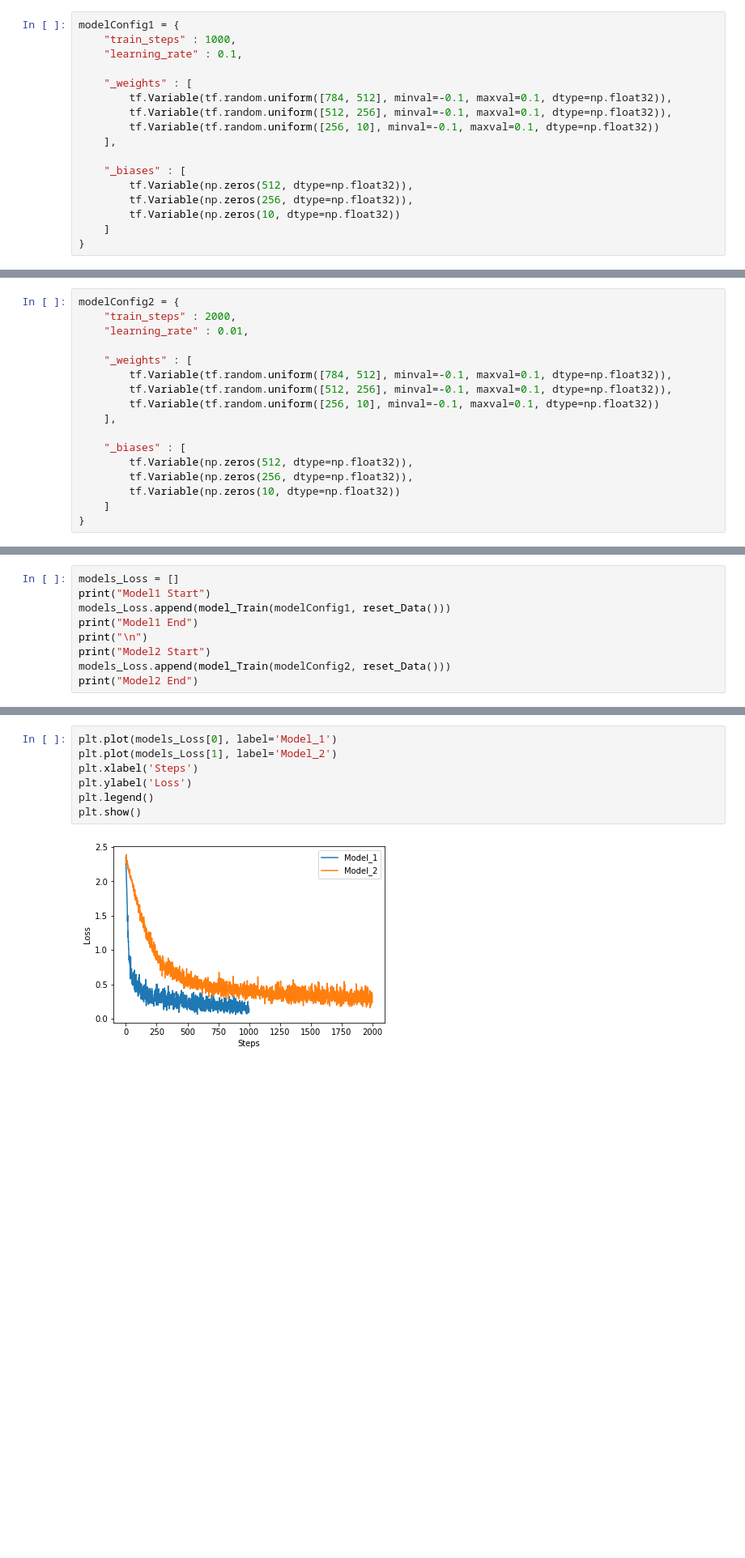
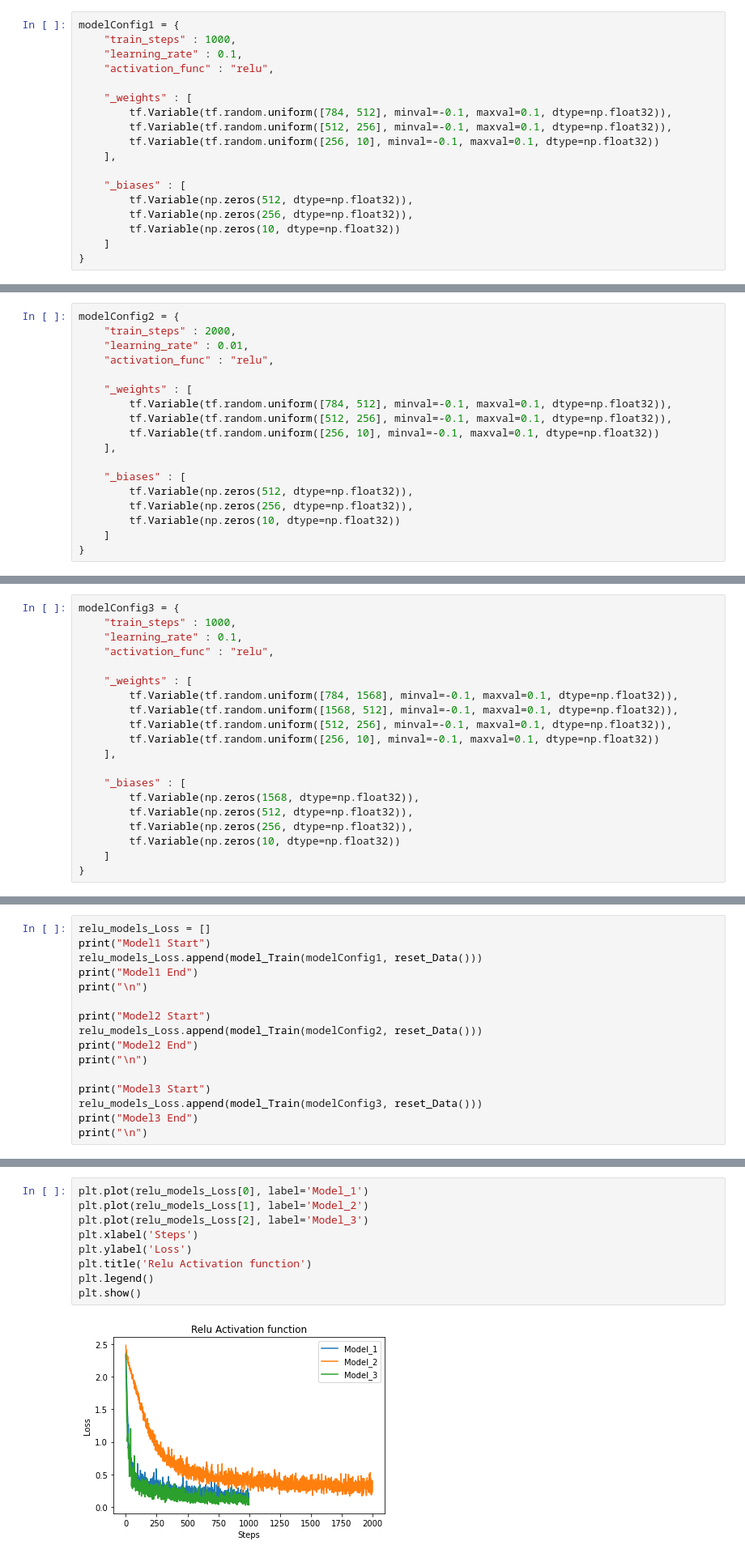
Before and after one commit to mannam95/Deep_Learning_Programming, a Jupyter notebook: Assignment1/Assignment_1_MLP.ipynb, the cells around one changed output, grey strips where cells are left out. Shown at 81% size. Drawn from its saved outputs; the diff is of its cells as text; blank space fills up the shorter version.

Commit message:
Added functionality for dynamic activation functions

```diff
--- a/Assignment1/Assignment_1_MLP.ipynb
+++ b/Assignment1/Assignment_1_MLP.ipynb
@@ -138,6 +150,7 @@ def model_Train(_modelConfig, data):
 modelConfig1 = {
     "train_steps" : 1000,
     "learning_rate" : 0.1,
+    "activation_func" : "relu",
 
     "_weights" : [
         tf.Variable(tf.random.uniform([784, 512], minval=-0.1, maxval=0.1, dtype=np.float32)),
@@ -157,6 +170,7 @@ modelConfig1 = {
 modelConfig2 = {
     "train_steps" : 2000,
     "learning_rate" : 0.01,
+    "activation_func" : "relu",
 
     "_weights" : [
         tf.Variable(tf.random.uniform([784, 512], minval=-0.1, maxval=0.1, dtype=np.float32)),
@@ -172,0 +189,20 @@ modelConfig2 = {
+# %%
+modelConfig3 = {
+    "train_steps" : 1000,
+    "learning_rate" : 0.1,
+    "activation_func" : "relu",
+
+    "_weights" : [
+        tf.Variable(tf.random.uniform([784, 1568], minval=-0.1, maxval=0.1, dtype=np.float32)),
+        tf.Variable(tf.random.uniform([1568, 512], minval=-0.1, maxval=0.1, dtype=np.float32)),
+        tf.Variable(tf.random.uniform([512, 256], minval=-0.1, maxval=0.1, dtype=np.float32)),
+        tf.Variable(tf.random.uniform([256, 10], minval=-0.1, maxval=0.1, dtype=np.float32))
+    ],
+
+    "_biases" : [
+        tf.Variable(np.zeros(1568, dtype=np.float32)),
+        tf.Variable(np.zeros(512, dtype=np.float32)),
+        tf.Variable(np.zeros(256, dtype=np.float32)),
+        tf.Variable(np.zeros(10, dtype=np.float32))
+    ]
+}
@@ -175,12 +277,19 @@ modelConfig2 = {
 # %%
-models_Loss = []
+relu_models_Loss = []
 print("Model1 Start")
-models_Loss.append(model_Train(modelConfig1, reset_Data()))
+relu_models_Loss.append(model_Train(modelConfig1, reset_Data()))
 print("Model1 End")
 print("\n")
+
 print("Model2 Start")
-models_Loss.append(model_Train(modelConfig2, reset_Data()))
+relu_models_Loss.append(model_Train(modelConfig2, reset_Data()))
 print("Model2 End")
+print("\n")
+
+print("Model3 Start")
+relu_models_Loss.append(model_Train(modelConfig3, reset_Data()))
+print("Model3 End")
+print("\n")
 # %% [output]
 Model1 Start
 0
@@ -204,9 +351,11 @@ Model2 End
 # %%
-plt.plot(models_Loss[0], label='Model_1')
-plt.plot(models_Loss[1], label='Model_2')
+plt.plot(relu_models_Loss[0], label='Model_1')
+plt.plot(relu_models_Loss[1], label='Model_2')
+plt.plot(relu_models_Loss[2], label='Model_3')
 plt.xlabel('Steps')
 plt.ylabel('Loss')
+plt.title('Relu Activation function')
 plt.legend()
 plt.show()
 # %% [output]
-[figure, old version]
+[figure, new version]
```
Also changed, not shown: parts of 21 cells of this notebook.
